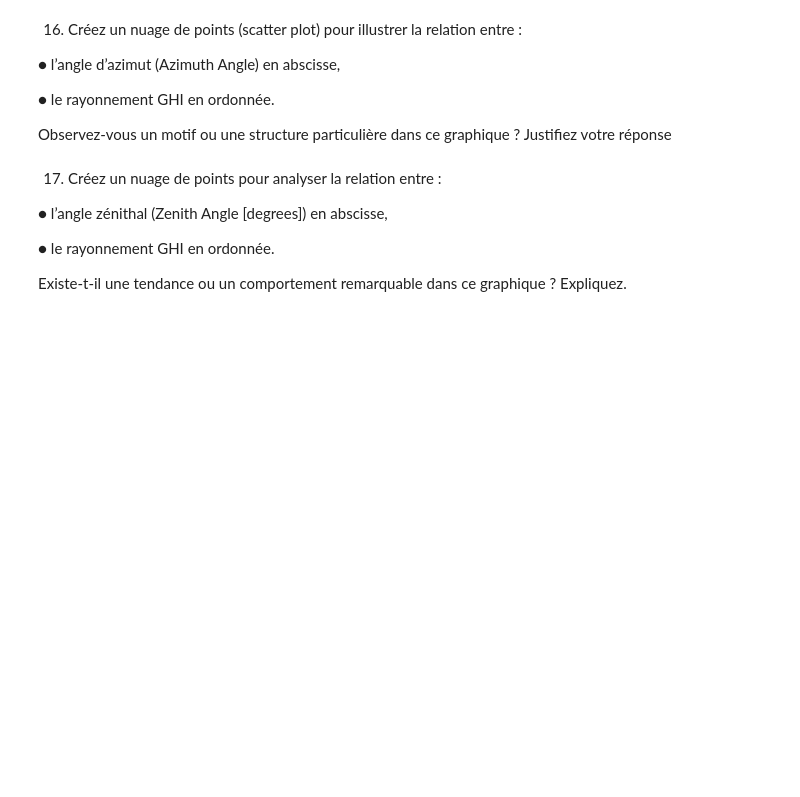
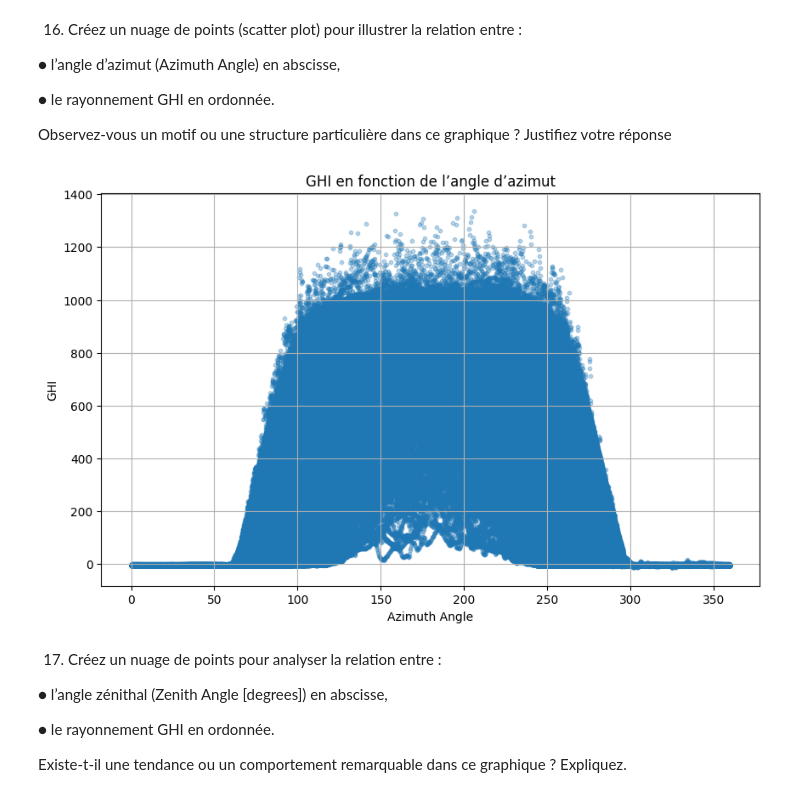
Before and after one commit to Maxime-Mig/Analyse_Visu, a Jupyter notebook: TD2/TD2.ipynb, the cells around one changed output. Cells and saved outputs as stored; diff of their text form; code cells hidden in the pictures; blank space fills up the shorter version.

```diff
--- a/TD2/TD2.ipynb
+++ b/TD2/TD2.ipynb
@@ -466,17 +512,28 @@ print('Pearson mesure la corrélation linéaire, Kendall et Spearman mesurent de
 Observez-vous un motif ou une structure particulière dans ce graphique ? Justifiez votre
 réponse
 # %%
-azimuth_col = 'azimuth angle' if 'azimuth angle' in df_solar.columns else 'azimuth' if 'azimuth' in df_solar.columns else None
+azimuth_col = (
+    'Azimuth Angle [degrees]'
+    if 'Azimuth Angle [degrees]' in df_solar.columns else
+    'azimuth angle'
+    if 'azimuth angle' in df_solar.columns else
+    'azimuth'
+    if 'azimuth' in df_solar.columns else
+    None
+)
+
 if azimuth_col is None:
-    raise KeyError('Aucune colonne azimuth identifiable.')
+    raise KeyError('Aucune colonne azimuth identifiable.: ', df_solar.columns)
 
 plt.figure(figsize=(10, 6))
 plt.scatter(df_solar[azimuth_col], df_solar['ghi'], alpha=0.3, s=10)
 plt.title('GHI en fonction de l’angle d’azimut')
 plt.xlabel('Azimuth Angle')
 plt.ylabel('GHI')
 plt.grid(True)
 plt.show()
+# %% [output]
+[figure, added]
 # %% [markdown]
 17. Créez un nuage de points pour analyser la relation entre :
 
```
Also changed, not shown: parts of 21 cells of this notebook.
